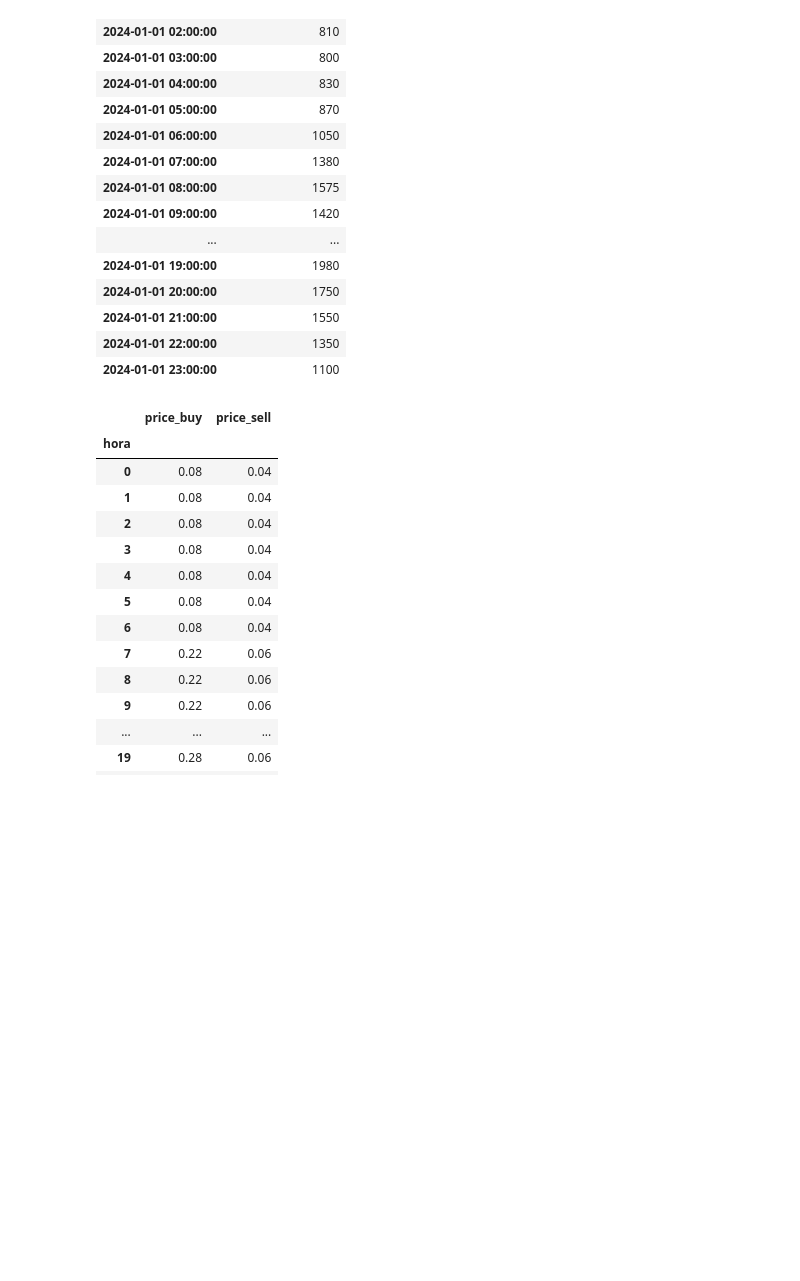
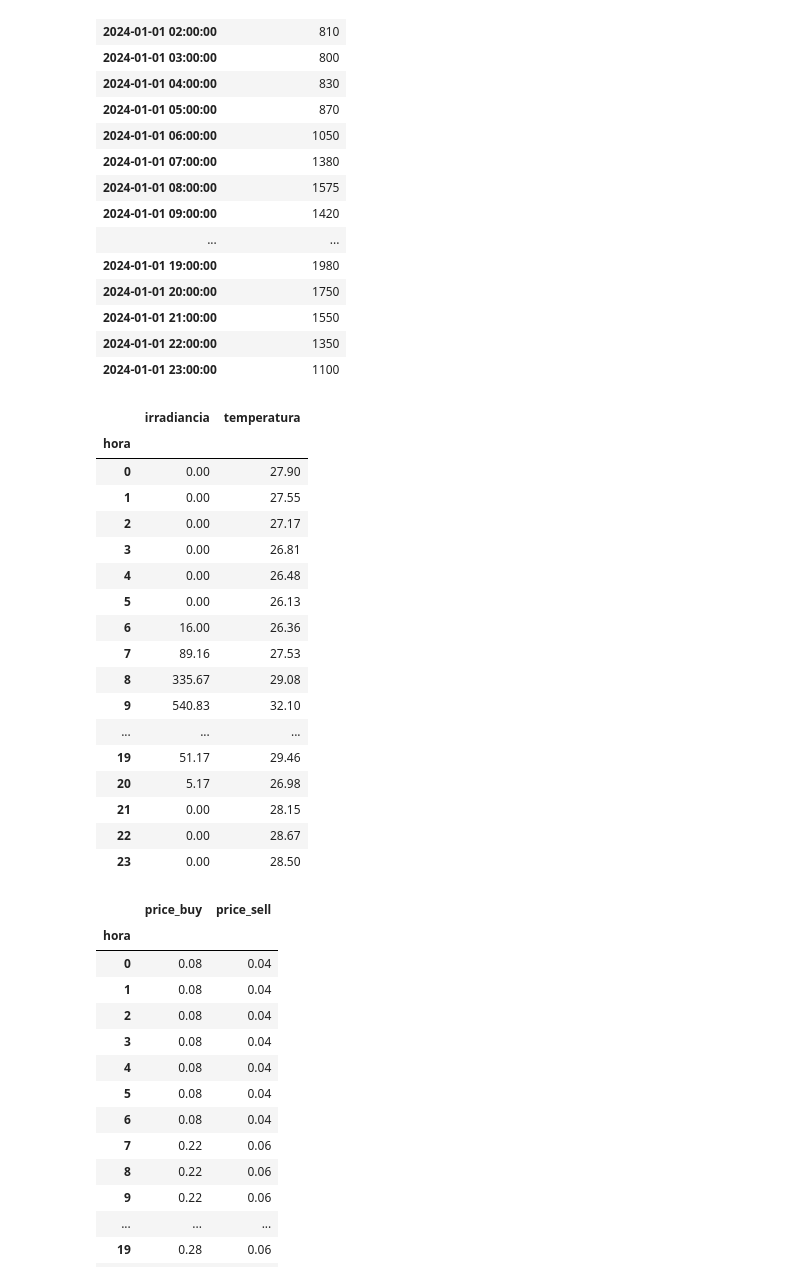
Before and after one commit to marcos626/EMS-Microgrid-MILP, a Jupyter notebook: UC_v6.ipynb, the cells around one changed output. Drawn from its saved outputs; the diff is of its cells as text; code cells hidden in the pictures; blank space fills up the shorter version.

```diff
--- a/UC_v6.ipynb
+++ b/UC_v6.ipynb
@@ -245,6 +219,28 @@ time_period_data
 | 2024-01-01 21:00:00 | 1550 |
 | 2024-01-01 22:00:00 | 1350 |
 | 2024-01-01 23:00:00 | 1100 |
+# %%
+solar_data_df = pd.read_csv("data/GFV_UTN_santafe.csv", index_col="hora")
+solar_data_df
+# %% [output]
+|  | irradiancia | temperatura |
+| hora |  |  |
+| 0 | 0.00 | 27.90 |
+| 1 | 0.00 | 27.55 |
+| 2 | 0.00 | 27.17 |
+| 3 | 0.00 | 26.81 |
+| 4 | 0.00 | 26.48 |
+| 5 | 0.00 | 26.13 |
+| 6 | 16.00 | 26.36 |
+| 7 | 89.16 | 27.53 |
+| 8 | 335.67 | 29.08 |
+| 9 | 540.83 | 32.10 |
+| ... | ... | ... |
+| 19 | 51.17 | 29.46 |
+| 20 | 5.17 | 26.98 |
+| 21 | 0.00 | 28.15 |
+| 22 | 0.00 | 28.67 |
+| 23 | 0.00 | 28.50 |
 # %%
 market_data = pd.read_csv('data/market_prices.csv', index_col='hora')
 market_data
```
Also changed, not shown: parts of 31 cells of this notebook, 5 other files.
